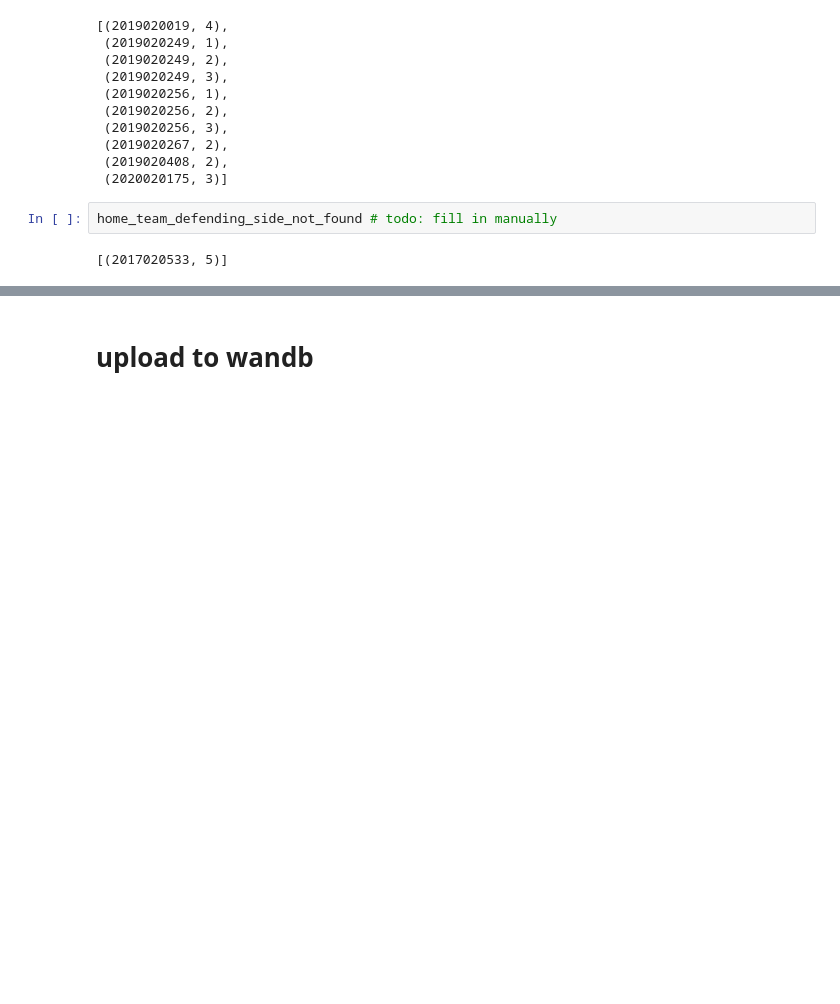
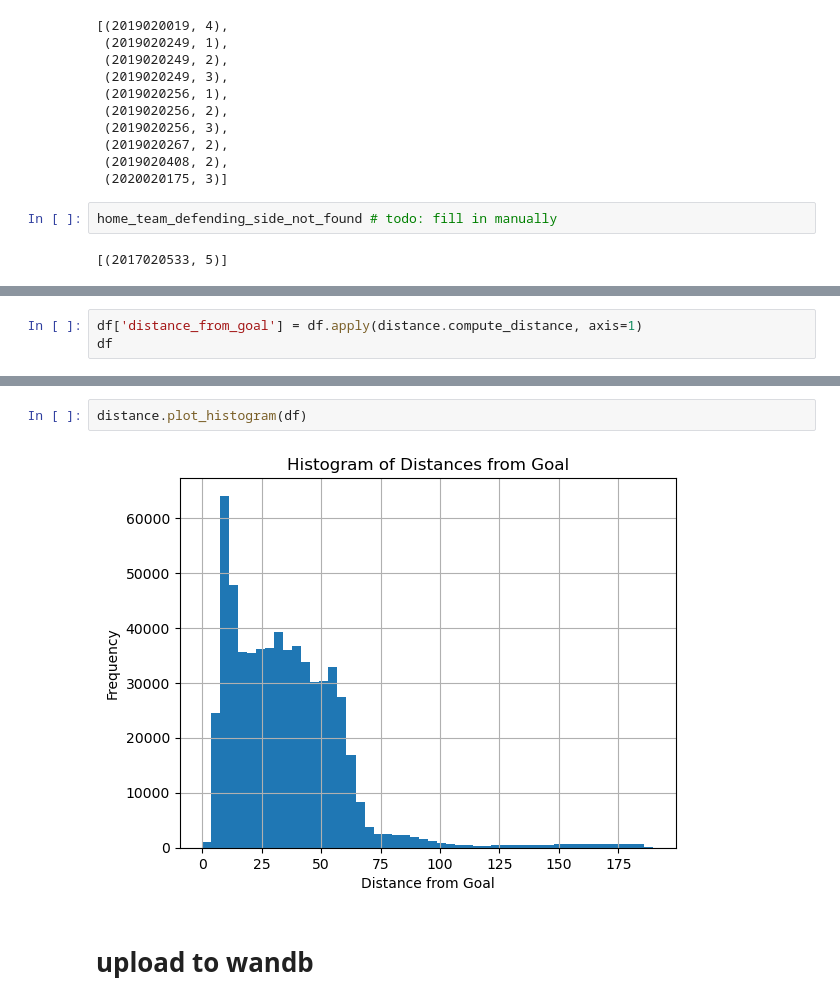
Before and after one commit to WilliamChidiac/NHL-goal-prediction, a Jupyter notebook: notebooks/tidy_data.ipynb, the cells around one changed output, grey strips where cells are left out. Cells and saved outputs as stored; diff of their text form; blank space fills up the shorter version.

Commit message:
[features] computed distance from goal with team sides

```diff
--- a/notebooks/tidy_data.ipynb
+++ b/notebooks/tidy_data.ipynb
@@ -66,0 +69,3 @@ home_team_defending_side_not_found # todo: fill in manually
+# %%
+df['distance_from_goal'] = df.apply(distance.compute_distance, axis=1)
+df
@@ -67,3 +86,7 @@ home_team_defending_side_not_found # todo: fill in manually
+# %%
+distance.plot_histogram(df)
+# %% [output]
+[figure, added]
 # %% [markdown]
 # upload to wandb
 # %%
```
Also changed, not shown: parts of 4 cells of this notebook, 1 other file.
